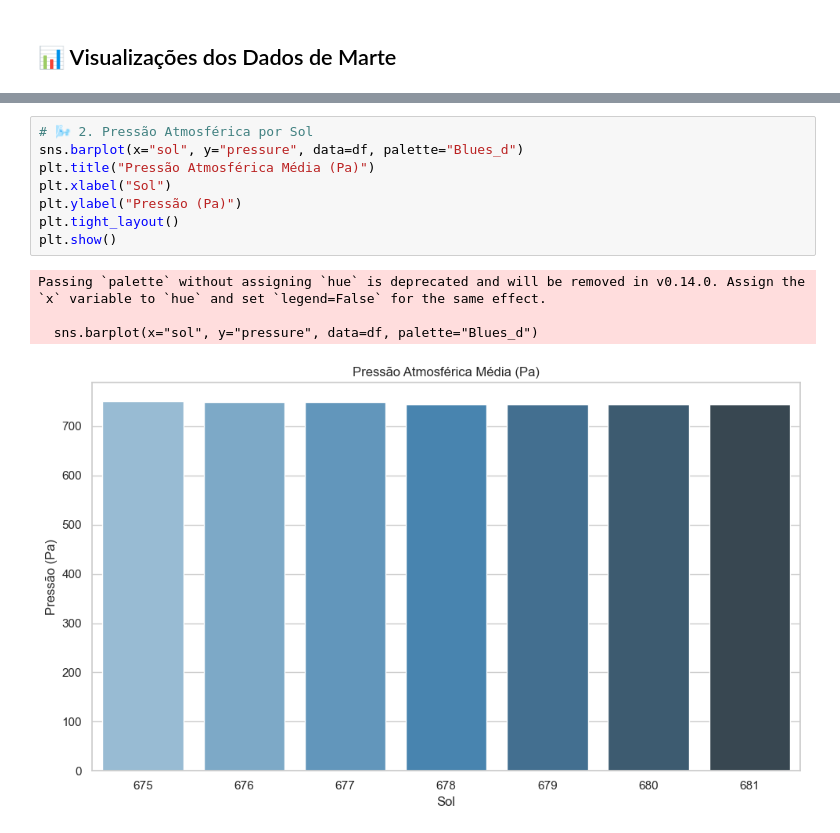
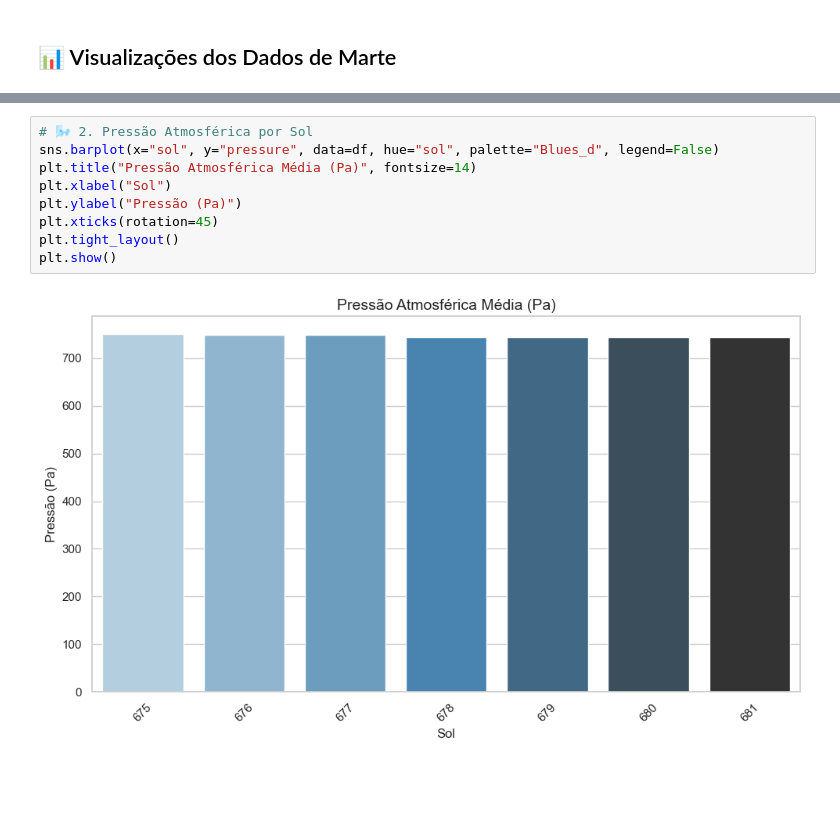
Before and after one commit to xXeverton/Analise_de_Clima_em_Marte, a Jupyter notebook: notebooks/mars_analysis.ipynb, the cells around one changed output, grey strips where cells are left out. Drawn from its saved outputs; the diff is of its cells as text; blank space fills up the shorter version.

```diff
--- a/notebooks/mars_analysis.ipynb
+++ b/notebooks/mars_analysis.ipynb
@@ -85,15 +100,13 @@ plt.show()
 # %%
 # 🌬️ 2. Pressão Atmosférica por Sol
-sns.barplot(x="sol", y="pressure", data=df, palette="Blues_d")
-plt.title("Pressão Atmosférica Média (Pa)")
+sns.barplot(x="sol", y="pressure", data=df, hue="sol", palette="Blues_d", legend=False)
+plt.title("Pressão Atmosférica Média (Pa)", fontsize=14)
 plt.xlabel("Sol")
 plt.ylabel("Pressão (Pa)")
+plt.xticks(rotation=45)
 plt.tight_layout()
 plt.show()
 # %% [output]
-Passing `palette` without assigning `hue` is deprecated and will be removed in v0.14.0. Assign the `x` variable to `hue` and set `legend=False` for the same effect.
-
-  sns.barplot(x="sol", y="pressure", data=df, palette="Blues_d")
-[figure, old version]
+[figure, new version]
 # %%
 # 💨 3. Distribuição da Velocidade do Vento
```
Also changed, not shown: parts of 13 cells of this notebook, 4 other files.
